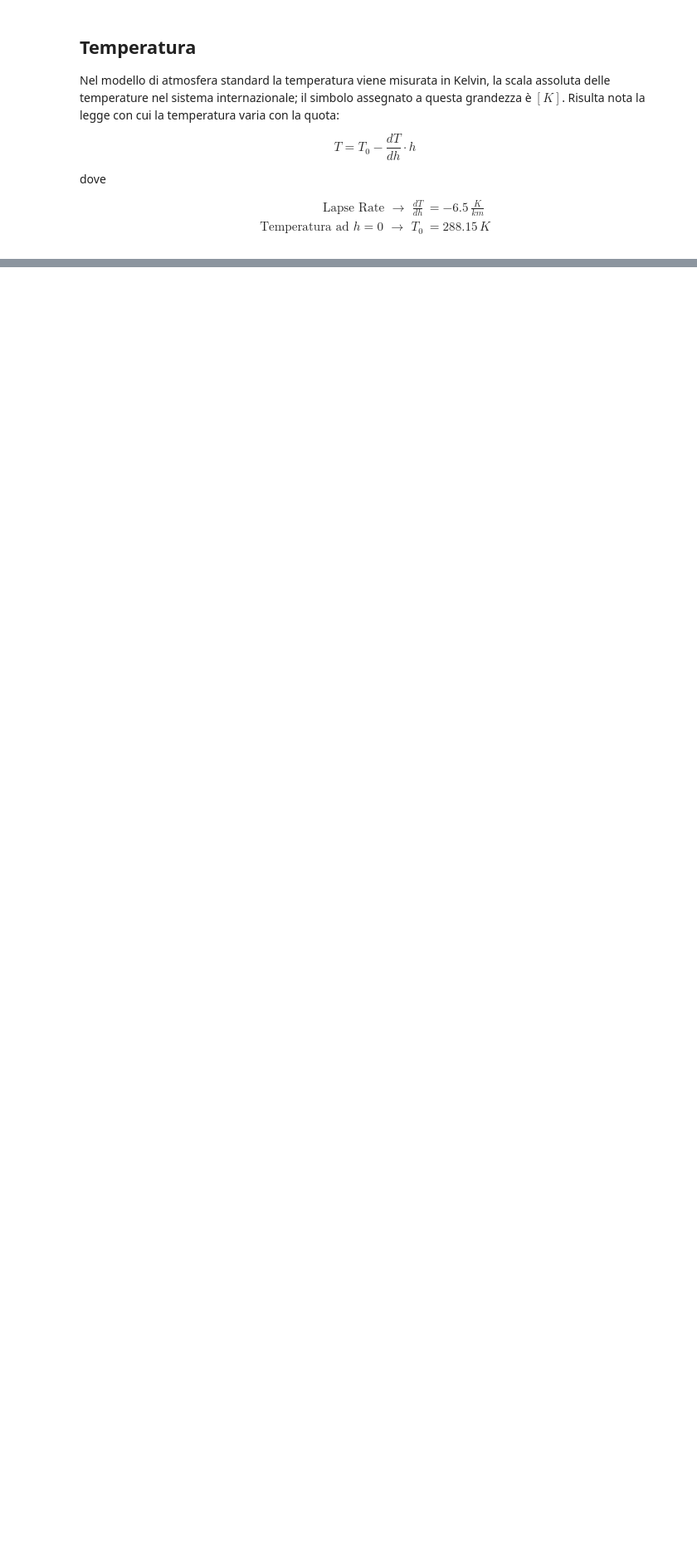
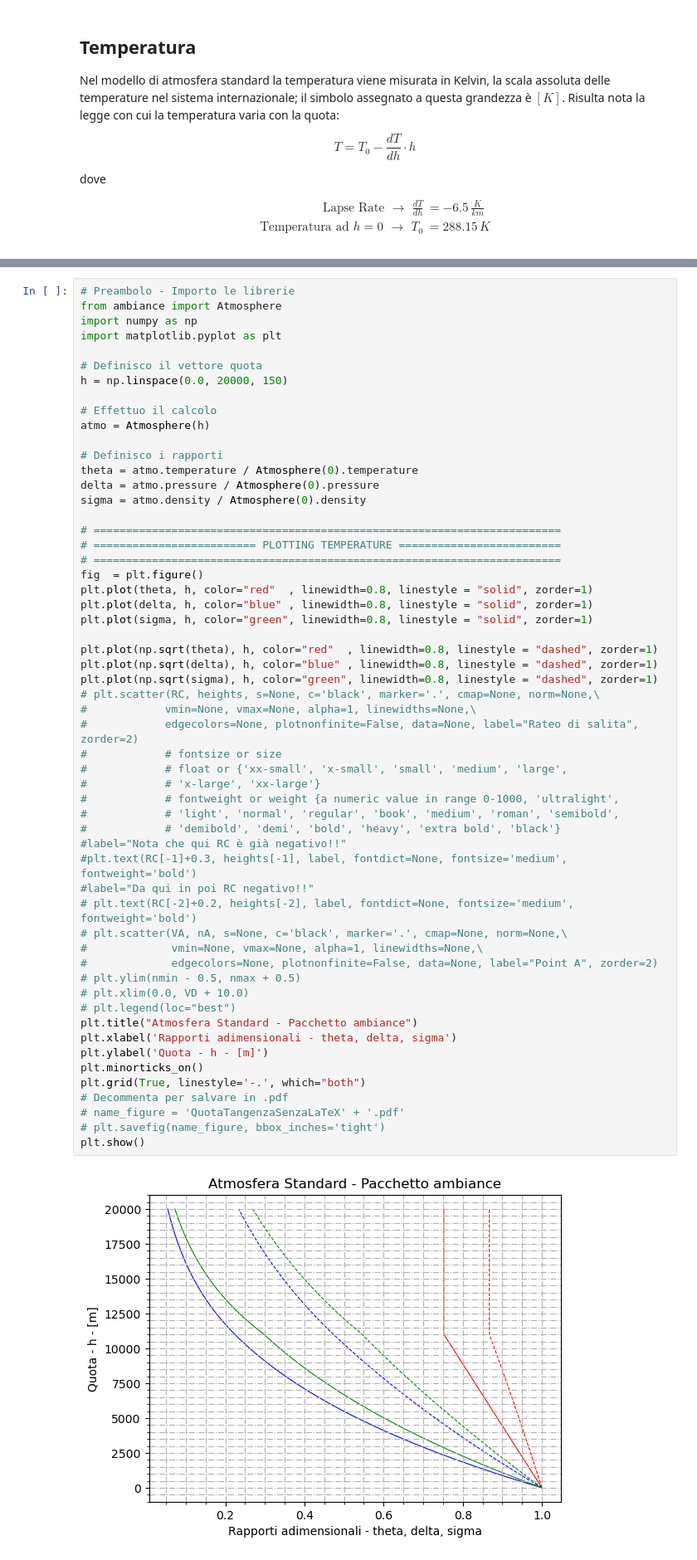
Before and after one commit to ClaudioMirabella/NotebookPrestazioni, a Jupyter notebook: Capitolo1/AtmosferaStandard.ipynb, the cells around one changed output, grey strips where cells are left out. Shown: that part at 83% size. Saved outputs shown, nothing was run; the diff lists cells and outputs as text; blank space fills up the shorter version.

Commit message:
Update Std Atmosphere

```diff
--- a/Capitolo1/AtmosferaStandard.ipynb
+++ b/Capitolo1/AtmosferaStandard.ipynb
@@ -90,0 +247,58 @@ Quest'ultima relazione viene, solitamente, riscritta passando agli esponenziali;
+# %%
+# Preambolo - Importo le librerie
+from ambiance import Atmosphere
+import numpy as np
+import matplotlib.pyplot as plt
+
+# Definisco il vettore quota
+h = np.linspace(0.0, 20000, 150)
+
+# Effettuo il calcolo
+atmo = Atmosphere(h)
+
+# Definisco i rapporti
+theta = atmo.temperature / Atmosphere(0).temperature
+delta = atmo.pressure / Atmosphere(0).pressure
+sigma = atmo.density / Atmosphere(0).density
+
+# ========================================================================
+# ========================= PLOTTING TEMPERATURE =========================
+# ========================================================================
+fig  = plt.figure()
+plt.plot(theta, h, color="red"  , linewidth=0.8, linestyle = "solid", zorder=1)
+plt.plot(delta, h, color="blue" , linewidth=0.8, linestyle = "solid", zorder=1)
+plt.plot(sigma, h, color="green", linewidth=0.8, linestyle = "solid", zorder=1)
+
+plt.plot(np.sqrt(theta), h, color="red"  , linewidth=0.8, linestyle = "dashed", zorder=1)
+plt.plot(np.sqrt(delta), h, color="blue" , linewidth=0.8, linestyle = "dashed", zorder=1)
+plt.plot(np.sqrt(sigma), h, color="green", linewidth=0.8, linestyle = "dashed", zorder=1)
+# plt.scatter(RC, heights, s=None, c='black', marker='.', cmap=None, norm=None,\
+#            vmin=None, vmax=None, alpha=1, linewidths=None,\
+#            edgecolors=None, plotnonfinite=False, data=None, label="Rateo di salita", zorder=2)
+#            # fontsize or size
+#            # float or {'xx-small', 'x-small', 'small', 'medium', 'large',
+#            # 'x-large', 'xx-large'}
+#            # fontweight or weight {a numeric value in range 0-1000, 'ultralight',
+#            # 'light', 'normal', 'regular', 'book', 'medium', 'roman', 'semibold',
+#            # 'demibold', 'demi', 'bold', 'heavy', 'extra bold', 'black'}
+#label="Nota che qui RC è già negativo!!"
+#plt.text(RC[-1]+0.3, heights[-1], label, fontdict=None, fontsize='medium', fontweight='bold')
+#label="Da qui in poi RC negativo!!"
+# plt.text(RC[-2]+0.2, heights[-2], label, fontdict=None, fontsize='medium', fontweight='bold')
+# plt.scatter(VA, nA, s=None, c='black', marker='.', cmap=None, norm=None,\
+#             vmin=None, vmax=None, alpha=1, linewidths=None,\
+#             edgecolors=None, plotnonfinite=False, data=None, label="Point A", zorder=2)
+# plt.ylim(nmin - 0.5, nmax + 0.5)
+# plt.xlim(0.0, VD + 10.0)
+# plt.legend(loc="best")
+plt.title("Atmosfera Standard - Pacchetto ambiance")
+plt.xlabel('Rapporti adimensionali - theta, delta, sigma')
+plt.ylabel('Quota - h - [m]')
+plt.minorticks_on()
+plt.grid(True, linestyle='-.', which="both")
+# Decommenta per salvare in .pdf
+# name_figure = 'QuotaTangenzaSenzaLaTeX' + '.pdf'
+# plt.savefig(name_figure, bbox_inches='tight')
+plt.show()
+# %% [output]
+[figure, added]
```
Also changed, not shown: parts of 5 cells of this notebook.
